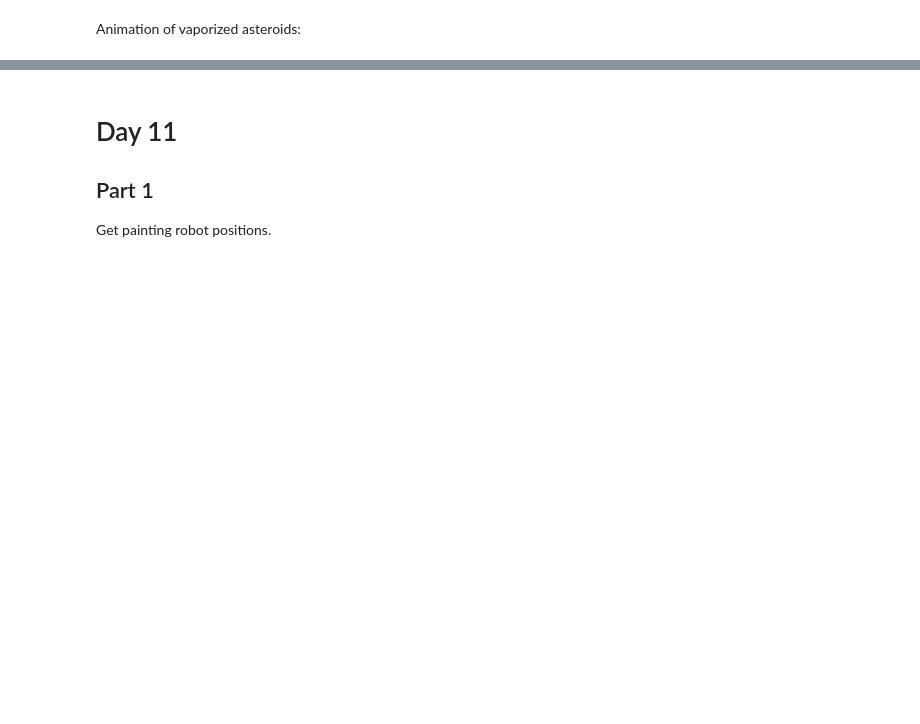
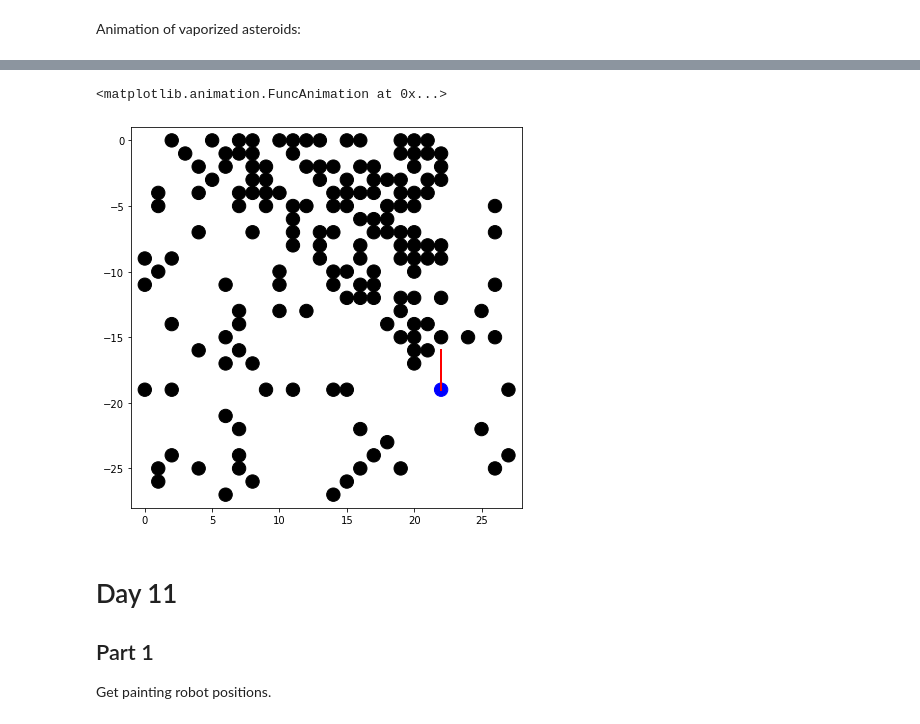
Before and after one commit to BeatrizBL/Adventofcode_2019, a Jupyter notebook: notebooks/Challenge_executions.ipynb, the cells around one changed output, grey strips where cells are left out. Saved outputs shown, nothing was run; the diff lists cells and outputs as text; code cells hidden in the pictures; blank space fills up the shorter version.

Commit message:
Optimized animated plot of day 10

```diff
--- a/notebooks/Challenge_executions.ipynb
+++ b/notebooks/Challenge_executions.ipynb
@@ -304,3 +299,13 @@ day10.animated_vaporization(asteroids, station, vaporized)
+# %%
+import matplotlib
+%matplotlib inline
+matplotlib.rcParams['animation.writer'] = 'ffmpeg' # Needs to be intalled in the system!
+matplotlib.rc('animation', html='html5')
+anim = day10.animated_vaporization(asteroids, station, vaporized)
+anim
+# %% [output]
+<matplotlib.animation.FuncAnimation at 0x...>
+[figure, added]
 # %% [markdown]
 # Day 11
 ## Part 1
```
Also changed, not shown: parts of 1 cell of this notebook, 1 other file.
